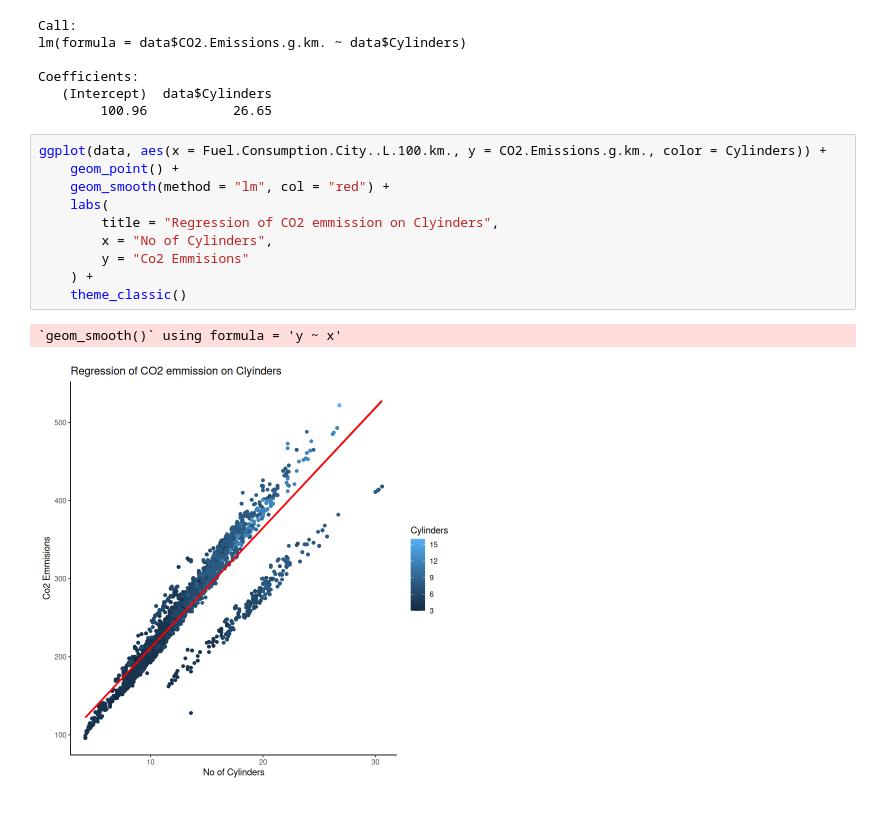
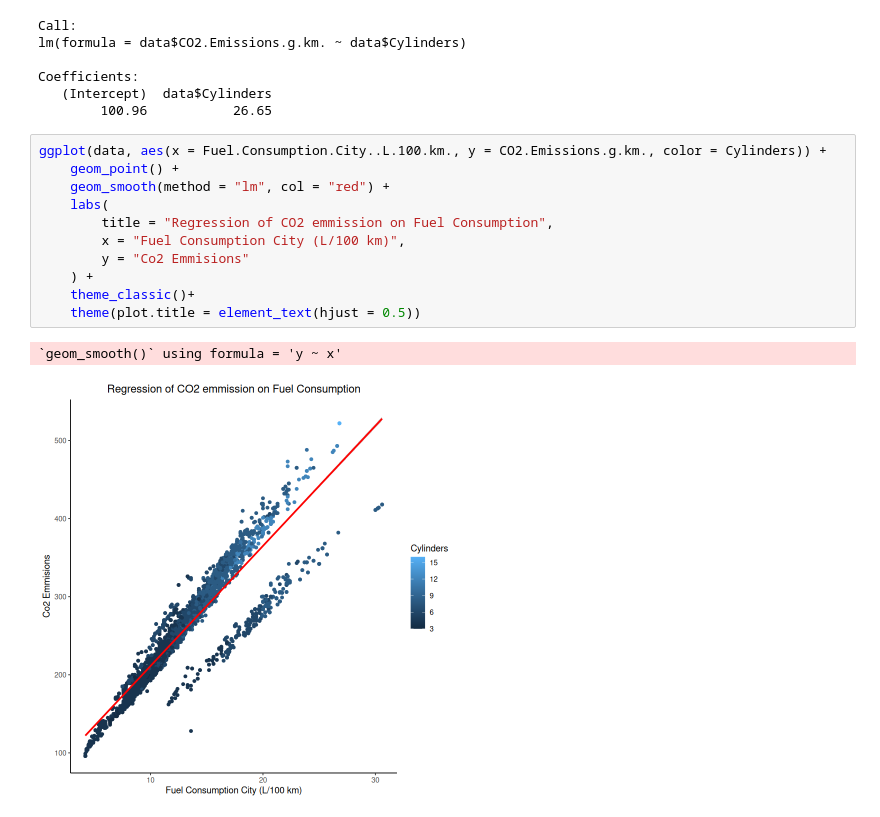
Before and after one commit to pranydotin/Co2, a Jupyter notebook: co2.ipynb, the cells around one changed output. Cells and saved outputs as stored; diff of their text form.

Commit message:
change the axis titles

```diff
--- a/co2.ipynb
+++ b/co2.ipynb
@@ -35,13 +35,14 @@ Coefficients:
 # %%
 ggplot(data, aes(x = Fuel.Consumption.City..L.100.km., y = CO2.Emissions.g.km., color = Cylinders)) +
     geom_point() +
     geom_smooth(method = "lm", col = "red") +
     labs(
-        title = "Regression of CO2 emmission on Clyinders",
-        x = "No of Cylinders",
+        title = "Regression of CO2 emmission on Fuel Consumption",
+        x = "Fuel Consumption City (L/100 km)",
         y = "Co2 Emmisions"
     ) +
-    theme_classic()
+    theme_classic()+
+    theme(plot.title = element_text(hjust = 0.5))
 # %% [output]
 `geom_smooth()` using formula = 'y ~ x'
-[figure, old version]
+[figure, new version]
```
Also changed, not shown: 1 other file.
